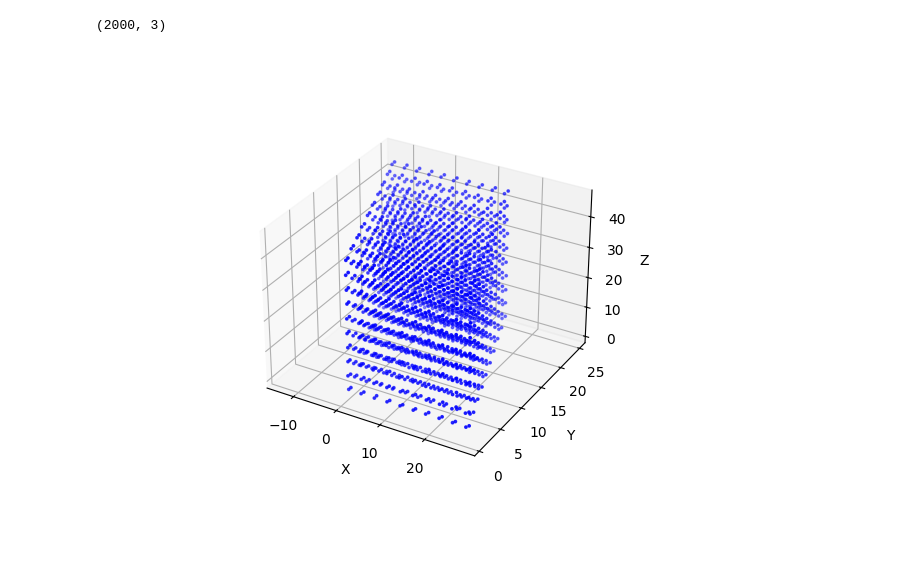
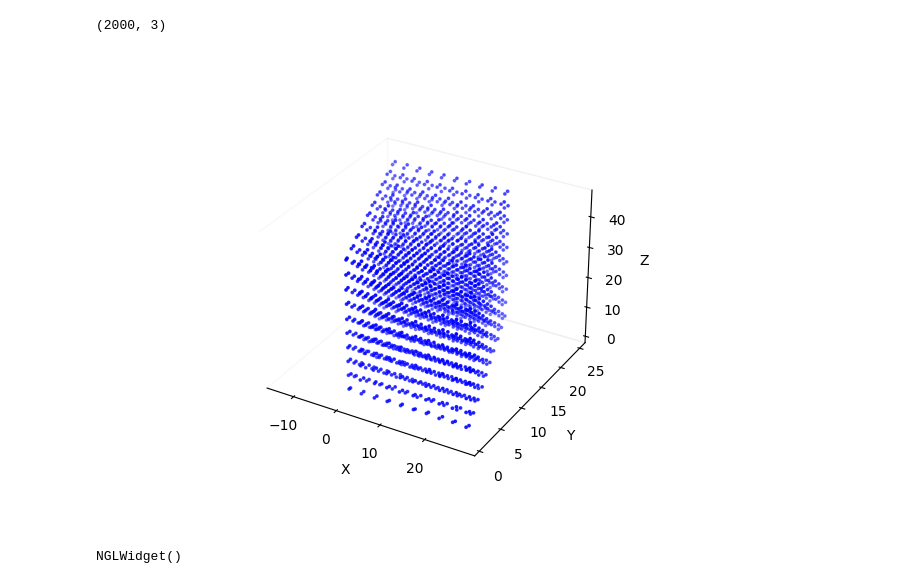
Before and after one commit to mmonajem/pyoxcart, a Jupyter notebook: pyccapt/calibration/tutorials/jupyter_files/sdm_tdf_fft.ipynb, the cells around one changed output. Saved outputs shown, nothing was run; the diff lists cells and outputs as text; code cells hidden in the pictures.

```diff
--- a/pyccapt/calibration/tutorials/jupyter_files/sdm_tdf_fft.ipynb
+++ b/pyccapt/calibration/tutorials/jupyter_files/sdm_tdf_fft.ipynb
@@ -473,29 +23,45 @@ def fft(particles, d, variables=None, normalize=False, reference_point=None,
 # %%
 structure = Structure.from_file('Ti.cif')
 structure.make_supercell(10)
 
 coords = structure.cart_coords
 noise = np.random.normal(loc=0.0, scale=0.05, size=(coords.shape))
 coords = coords + noise
 print(coords.shape)
 
 
 fig = plt.figure()
 ax = fig.add_subplot(111, projection='3d')
 
 
 # Plot atomic positions
 ax.scatter(coords[:,0], coords[:,1], coords[:,2], c='b', marker='o', s=3)
 
 # Set axis labels
 ax.set_xlabel('X')
 ax.set_ylabel('Y')
 ax.set_zlabel('Z')
 
+ax.xaxis.pane.fill = False
+ax.yaxis.pane.fill = False
+ax.zaxis.pane.fill = False
+ax.grid(False)
+
 # Show the plot
 plt.show()
 # %% [output]
 (2000, 3)
-[figure, old version]
+[figure, new version]
+# %%
+# Create an NGLView object
+view_ngl = nglview.show_pymatgen(structure)
+
+# Update atomic positions with noisy coordinates
+# view.update_coordinates(coords)
+
+# Display the structure
+view_ngl.display()
+# %% [output]
+NGLWidget()
 # %%
 # compute spatial distribution map with dmax = 10 and nbins = 100
```
Also changed, not shown: parts of 9 cells of this notebook, 12 other files.
